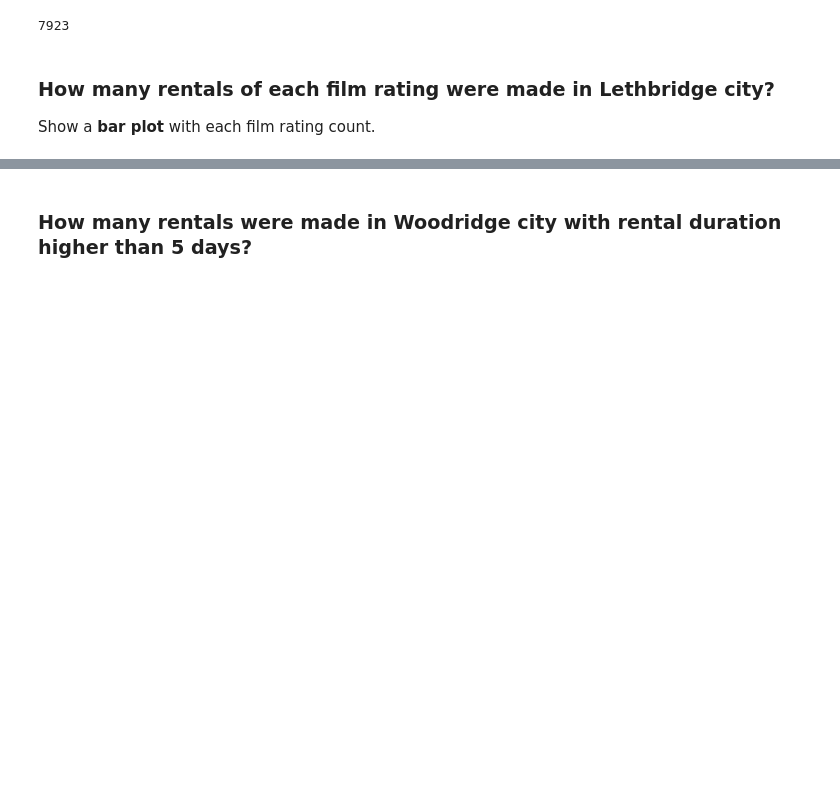
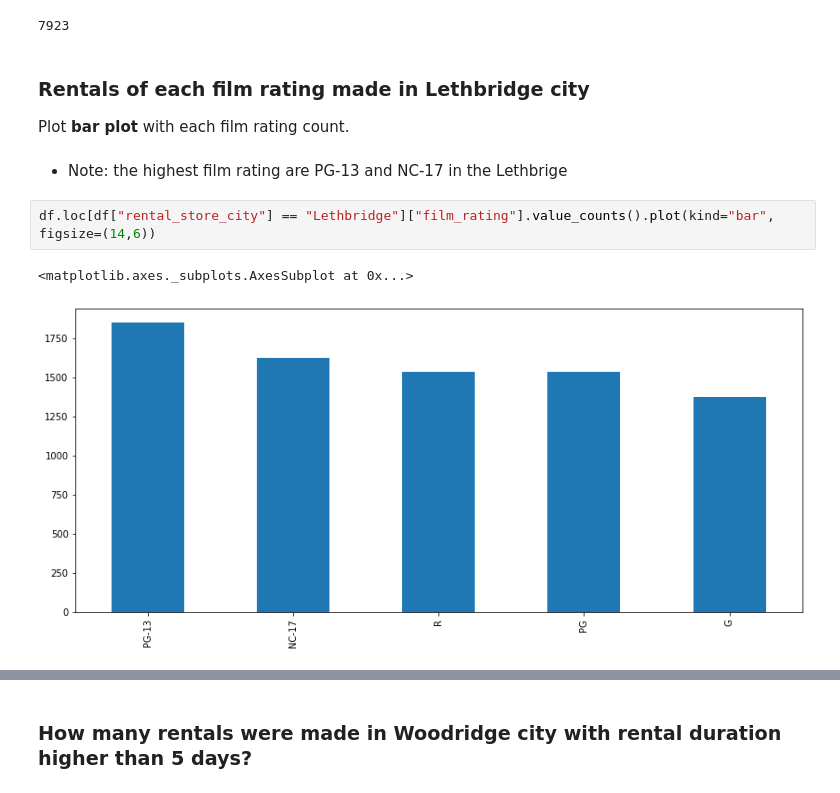
Before and after one commit to arturovictoriar/Data_Science_FCC, a Jupyter notebook: DVD_Store/Handling_dbs.ipynb, the cells around one changed output, grey strips where cells are left out. Saved outputs shown, nothing was run; the diff lists cells and outputs as text; blank space fills up the shorter version.

Commit message:
Analyzing the film rating in a lethbrige city

```diff
--- a/DVD_Store/Handling_dbs.ipynb
+++ b/DVD_Store/Handling_dbs.ipynb
@@ -236,8 +236,15 @@ df.loc[df["rental_store_city"] == "Lethbridge"].shape[0]
 # %% [output]
 7923
 # %% [markdown]
-### How many rentals of each film rating were made in Lethbridge city?
+### Rentals of each film rating made in Lethbridge city
 
-Show a <b>bar plot</b> with each film rating count.
+Plot <b>bar plot</b> with each film rating count.
+# %% [markdown]
+- Note: the highest film rating are PG-13 and NC-17 in the Lethbrige
+# %%
+df.loc[df["rental_store_city"] == "Lethbridge"]["film_rating"].value_counts().plot(kind="bar", figsize=(14,6))
+# %% [output]
+<matplotlib.axes._subplots.AxesSubplot at 0x...>
+[figure, added]
 # %%
 df.loc[df['rental_store_city'] == 'Lethbridge', 'film_rating'].value_counts()
```
Also changed, not shown: parts of 2 cells of this notebook.
